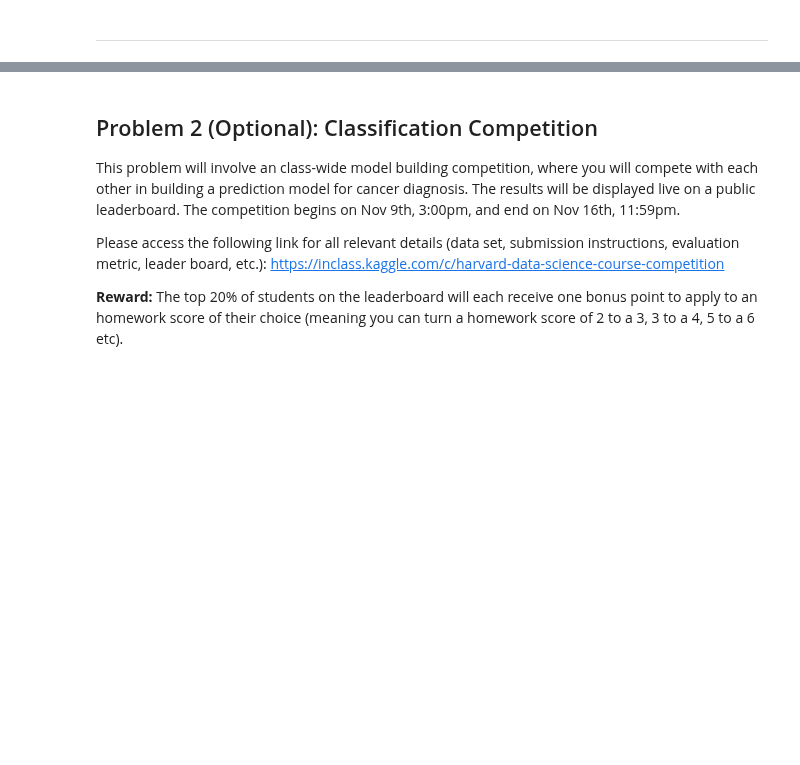
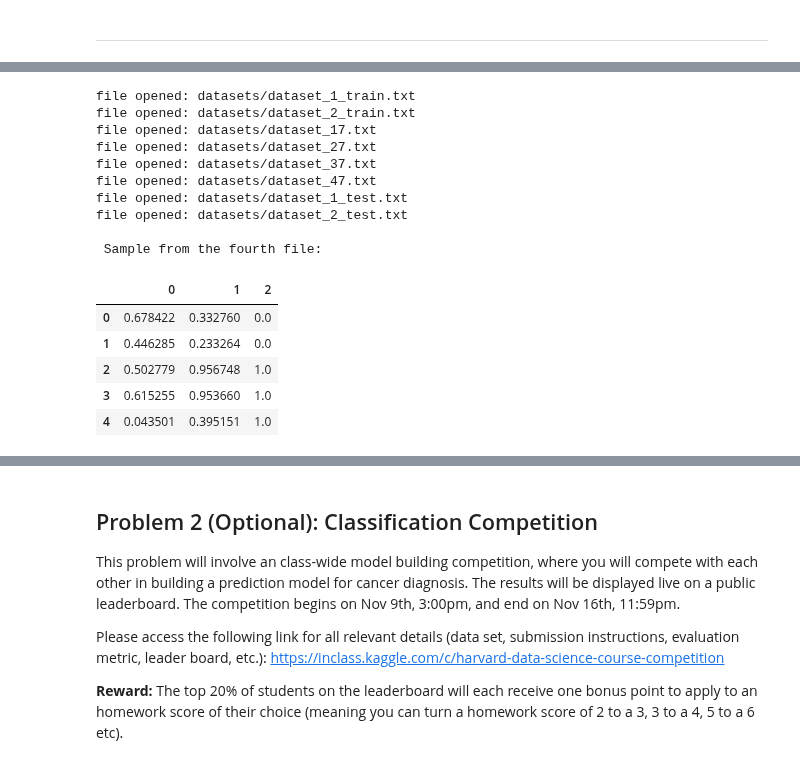
Before and after one commit to alokkshukla/cs109-2, a Jupyter notebook: HW8/Bassily_Hany_cse109a_HW8.ipynb, the cells around one changed output, grey strips where cells are left out. Saved outputs shown, nothing was run; the diff lists cells and outputs as text; code cells hidden in the pictures; blank space fills up the shorter version.

```diff
--- a/HW8/Bassily_Hany_cse109a_HW8.ipynb
+++ b/HW8/Bassily_Hany_cse109a_HW8.ipynb
@@ -131,0 +159,59 @@ def plot_decision_boundary(x, y, model, title, ax, bounds=(0, 1), poly_flag=Fals
+# %%
+# Opening Data sets:
+# ------------------
+
+# First file
+sat_img_1 = pd.read_csv('datasets/dataset_1_train.txt', delimiter=',', header=None)
+print 'file opened: datasets/dataset_1_train.txt'
+
+# Second File
+sat_img_2 = pd.read_csv('datasets/dataset_2_train.txt', delimiter=',', header=None)
+print 'file opened: datasets/dataset_2_train.txt'
+
+# Third file HW7
+sat_img_3 = pd.read_csv('datasets/dataset_17.txt', delimiter=',', header=None)
+print 'file opened: datasets/dataset_17.txt'
+
+# Fourth file HW7
+sat_img_4 = pd.read_csv('datasets/dataset_27.txt', delimiter=',', header=None)
+print 'file opened: datasets/dataset_27.txt'
+
+# Fifth file HW7
+sat_img_5 = pd.read_csv('datasets/dataset_37.txt', delimiter=',', header=None)
+print 'file opened: datasets/dataset_37.txt'
+
+# Sixth file HW7
+sat_img_6 = pd.read_csv('datasets/dataset_47.txt', delimiter=',', header=None)
+print 'file opened: datasets/dataset_47.txt'
+
+# First file Test
+sat_img_1_test = pd.read_csv('datasets/dataset_1_test.txt', delimiter=',', header=None)
+print 'file opened: datasets/dataset_1_test.txt'
+
+# Second file Test
+sat_img_2_test = pd.read_csv('datasets/dataset_2_test.txt', delimiter=',', header=None)
+print 'file opened: datasets/dataset_2_test.txt'
+
+# Make a list of the four dataframes so we can iterate through them later
+sat_images = [sat_img_1, sat_img_2, sat_img_3, sat_img_4, sat_img_5, sat_img_6, sat_img_1_test, sat_img_2_test]
+
+# Sanity check
+print '\n Sample from the fourth file: \n'
+sat_img_1.head()
+# %% [output]
+file opened: datasets/dataset_1_train.txt
+file opened: datasets/dataset_2_train.txt
+file opened: datasets/dataset_17.txt
+file opened: datasets/dataset_27.txt
+file opened: datasets/dataset_37.txt
+file opened: datasets/dataset_47.txt
+file opened: datasets/dataset_1_test.txt
+file opened: datasets/dataset_2_test.txt
+
+ Sample from the fourth file:
+|  | 0 | 1 | 2 |
+| 0 | 0.678422 | 0.332760 | 0.0 |
+| 1 | 0.446285 | 0.233264 | 0.0 |
+| 2 | 0.502779 | 0.956748 | 1.0 |
+| 3 | 0.615255 | 0.953660 | 1.0 |
+| 4 | 0.043501 | 0.395151 | 1.0 |
```
Also changed, not shown: parts of 4 cells of this notebook.
